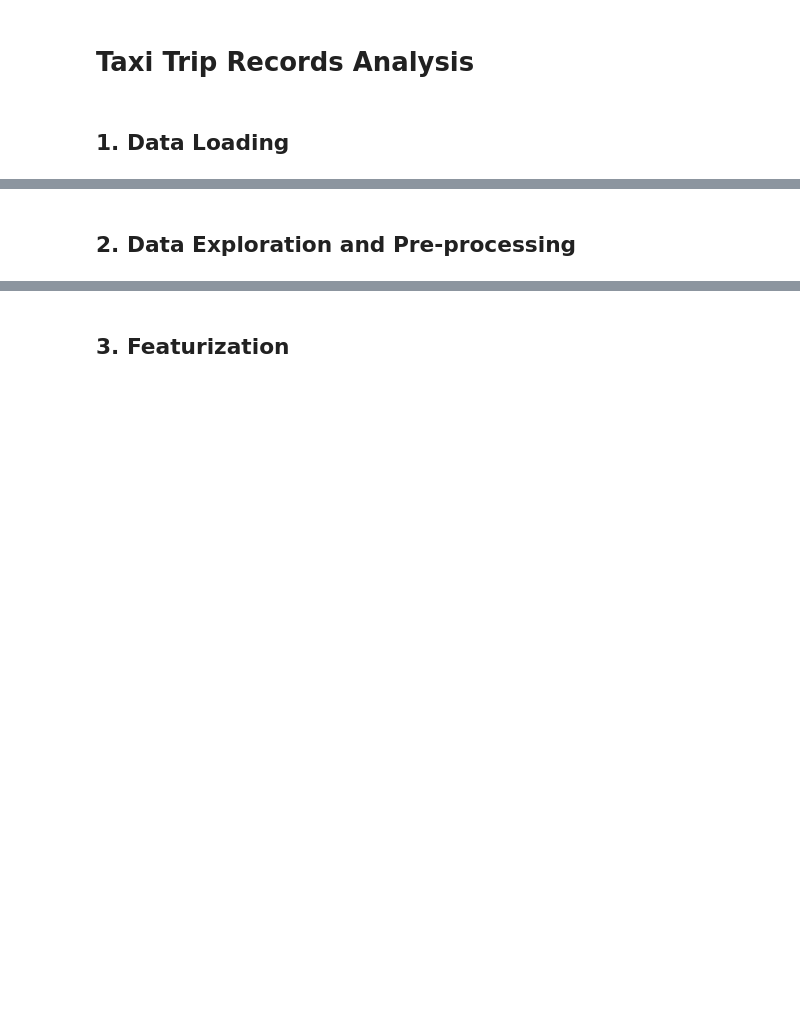
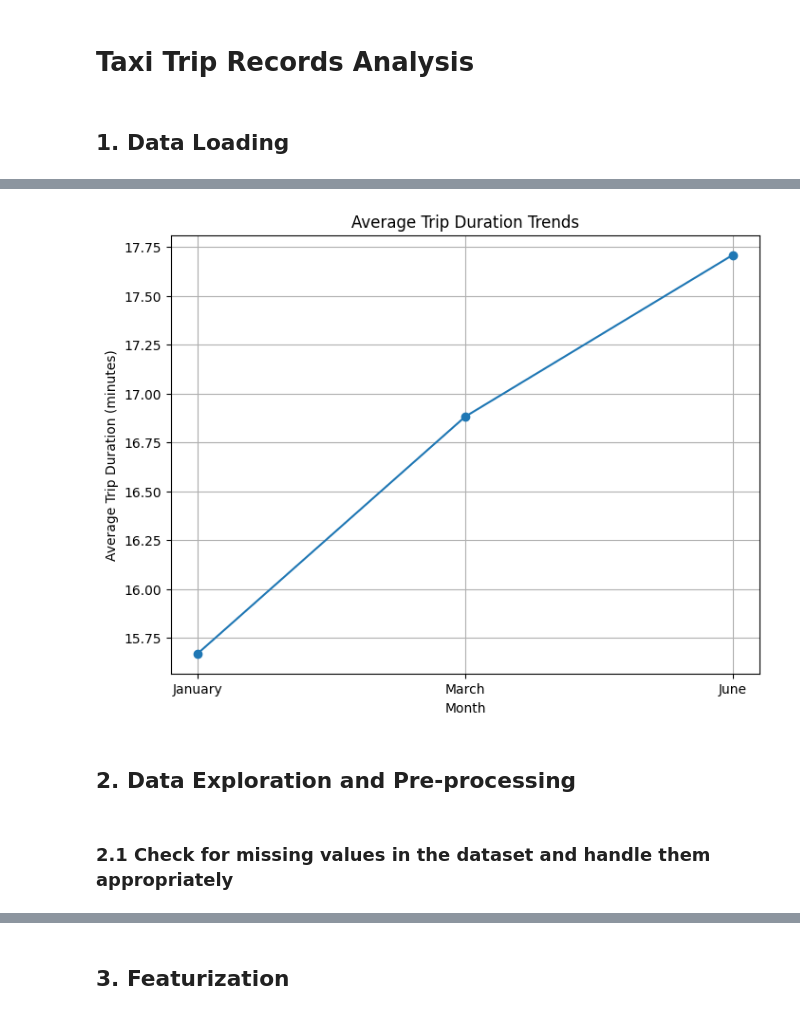
Before and after one commit to melbreaker/Taxi-Trip-Records-Data-Analysis, a Jupyter notebook: taxi-trip-records-data-analysis.ipynb, the cells around one changed output, grey strips where cells are left out. Drawn from its saved outputs; the diff is of its cells as text; code cells hidden in the pictures; blank space fills up the shorter version.

```diff
--- a/taxi-trip-records-data-analysis.ipynb
+++ b/taxi-trip-records-data-analysis.ipynb
@@ -7,2 +88,21 @@
+# %%
+# Trend 3: Trip Duration Trends
+df_january['trip_duration'] = (df_january['tpep_dropoff_datetime'] - df_january['tpep_pickup_datetime']).dt.total_seconds()
+df_march['trip_duration'] = (df_march['tpep_dropoff_datetime'] - df_march['tpep_pickup_datetime']).dt.total_seconds()
+df_june['trip_duration'] = (df_june['tpep_dropoff_datetime'] - df_june['tpep_pickup_datetime']).dt.total_seconds()
+
+monthly_avg_trip_duration = [df_january['trip_duration'].mean() / 60, df_march['trip_duration'].mean() / 60, df_june['trip_duration'].mean() / 60]
+
+plt.figure(figsize=(8, 6))
+plt.plot(months, monthly_avg_trip_duration, marker='o')
+plt.xlabel('Month')
+plt.ylabel('Average Trip Duration (minutes)')
+plt.title('Average Trip Duration Trends')
+plt.grid()
+plt.show()
+# %% [output]
+[figure, added]
 # %% [markdown]
 ## 2. Data Exploration and Pre-processing
+# %% [markdown]
+### 2.1 Check for missing values in the dataset and handle them appropriately
```
Also changed, not shown: parts of 27 cells of this notebook.
